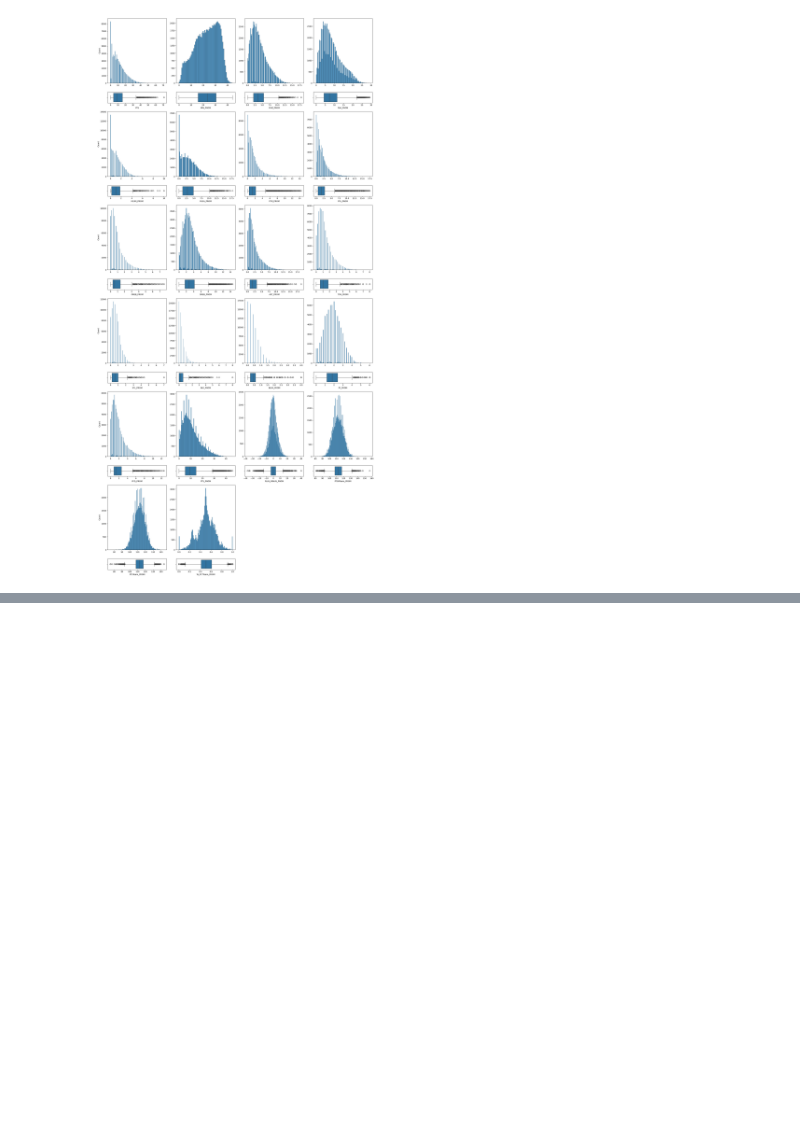
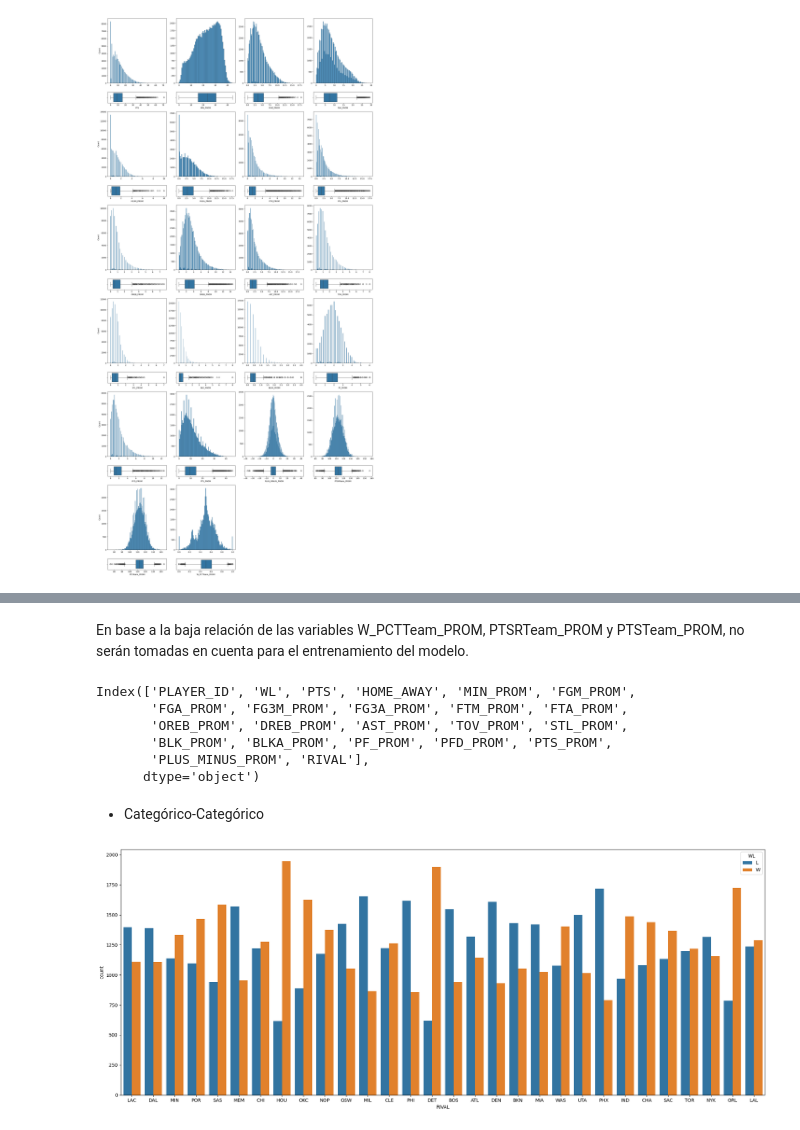
Before and after one commit to sebacent/ProyectoDS, a Jupyter notebook: src/final.ipynb, the cells around one changed output, grey strips where cells are left out. Cells and saved outputs as stored; diff of their text form; code cells hidden in the pictures; blank space fills up the shorter version.

```diff
--- a/src/final.ipynb
+++ b/src/final.ipynb
@@ -863,0 +972,24 @@ plt.show()
+# %% [markdown]
+En base a la baja relación de las variables W_PCTTeam_PROM, PTSRTeam_PROM y PTSTeam_PROM, no serán tomadas en cuenta para el entrenamiento del modelo.
+# %%
+players_data = players_data.drop(['W_PCTTeam_PROM', 'PTSRTeam_PROM', 'PTSTeam_PROM'], axis = 1)
+players_data.columns
+# %% [output]
+Index(['PLAYER_ID', 'WL', 'PTS', 'HOME_AWAY', 'MIN_PROM', 'FGM_PROM',
+       'FGA_PROM', 'FG3M_PROM', 'FG3A_PROM', 'FTM_PROM', 'FTA_PROM',
+       'OREB_PROM', 'DREB_PROM', 'AST_PROM', 'TOV_PROM', 'STL_PROM',
+       'BLK_PROM', 'BLKA_PROM', 'PF_PROM', 'PFD_PROM', 'PTS_PROM',
+       'PLUS_MINUS_PROM', 'RIVAL'],
+      dtype='object')
+# %% [markdown]
+- Categórico-Categórico
+# %%
+plt.figure(figsize = (20,8))
+
+sns.countplot(data = players_data, x = 'RIVAL', hue = 'WL')
+
+plt.tight_layout()
+
+plt.show()
+# %% [output]
+[figure, added]
```
Also changed, not shown: parts of 10 cells of this notebook.
